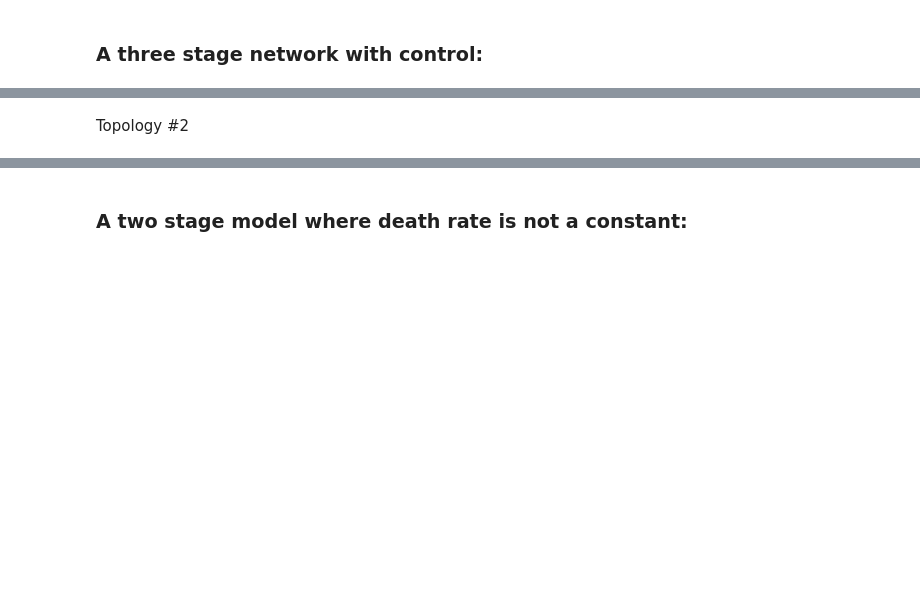
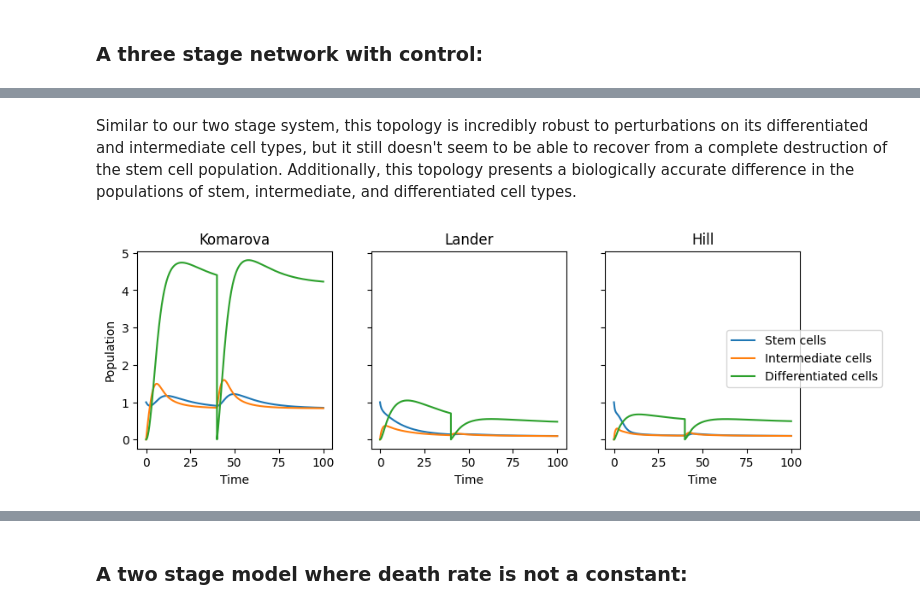
Before and after one commit to GJSeverino/Cell-Lineages, a Jupyter notebook: Nanohub_project.ipynb, the cells around one changed output, grey strips where cells are left out. Saved outputs shown, nothing was run; the diff lists cells and outputs as text; code cells hidden in the pictures; blank space fills up the shorter version.

```diff
--- a/Nanohub_project.ipynb
+++ b/Nanohub_project.ipynb
@@ -818,2 +931,44 @@ fig.legend(['Stem cells', 'Intermediate cells','Differentiated cells'], loc='cen
-# %% [markdown]
-Topology #2
+# %% [markdown]
+Similar to our two stage system, this topology is incredibly robust to perturbations on its differentiated and intermediate cell types, but it still doesn't seem to be able to recover from a complete destruction of the stem cell population. Additionally, this topology presents a biologically accurate difference in the populations of stem, intermediate, and differentiated cell types.
+# %%
+InhibInhibInhib00 = threeCompartmentModel(
+  STEM='1', INTER='0', DIFF='0',
+  L_S='0.5',P_S='0.5',L_I='0.5',P_I='0.5',D='0.1',
+  Control=[inhib['komarova']('STEM','5'), inhib['komarova']('INTER','5'), inhib['komarova']('DIFF','5'), '1','1'],
+  Events=['at time> 40: DIFF= 0;'])
+
+InhibInhibInhib00PerturbINTER = threeCompartmentModel(
+  STEM='1', INTER='0', DIFF='0',
+  L_S='0.5',P_S='0.5',L_I='0.5',P_I='0.5',D='0.1',
+  Control=[inhib['lander']('STEM','5'), inhib['lander']('INTER','5'), inhib['lander']('DIFF','5'), '1','1'],
+  Events=['at time> 40: DIFF= 0;'])
+
+InhibInhibInhib00FAIL = threeCompartmentModel(
+  STEM='1', INTER='0', DIFF='0',
+  L_S='0.5',P_S='0.5',L_I='0.5',P_I='0.5',D='0.1',
+  Control=[inhib['hill']('STEM','5'), inhib['hill']('INTER','5'), inhib['hill']('DIFF','5'), '1','1'],
+  Events=['at time> 40: DIFF= 0;'])
+
+r = te.loada(InhibInhibInhib00)
+s1 = r.simulate(0, 100, 10000,['STEM', 'INTER','DIFF'])
+r = te.loada(InhibInhibInhib00PerturbINTER)
+s2 = r.simulate(0, 100, 10000,['STEM', 'INTER','DIFF'])
+r = te.loada(InhibInhibInhib00FAIL)
+s3 = r.simulate(0, 100, 10000,['STEM', 'INTER','DIFF'])
+
+time = np.arange(0, 100, 0.01)
+fig, (ax1, ax2, ax3) = plt.subplots(1, 3,figsize=(10,3), sharex=True, sharey=True)
+ax1.plot(time, s1)
+ax1.set_title('Komarova')
+ax1.set_xlabel('Time')
+ax1.set_ylabel('Population')
+ax2.plot(time, s2)
+ax2.set_title('Lander')
+ax2.set_xlabel('Time')
+ax3.plot(time, s3)
+ax3.set_title('Hill')
+ax3.set_xlabel('Time')
+fig.legend(['Stem cells', 'Intermediate cells','Differentiated cells'], loc='center right')
+plt.show()
+# %% [output]
+[figure, added]
```
Also changed, not shown: parts of 36 cells of this notebook.
